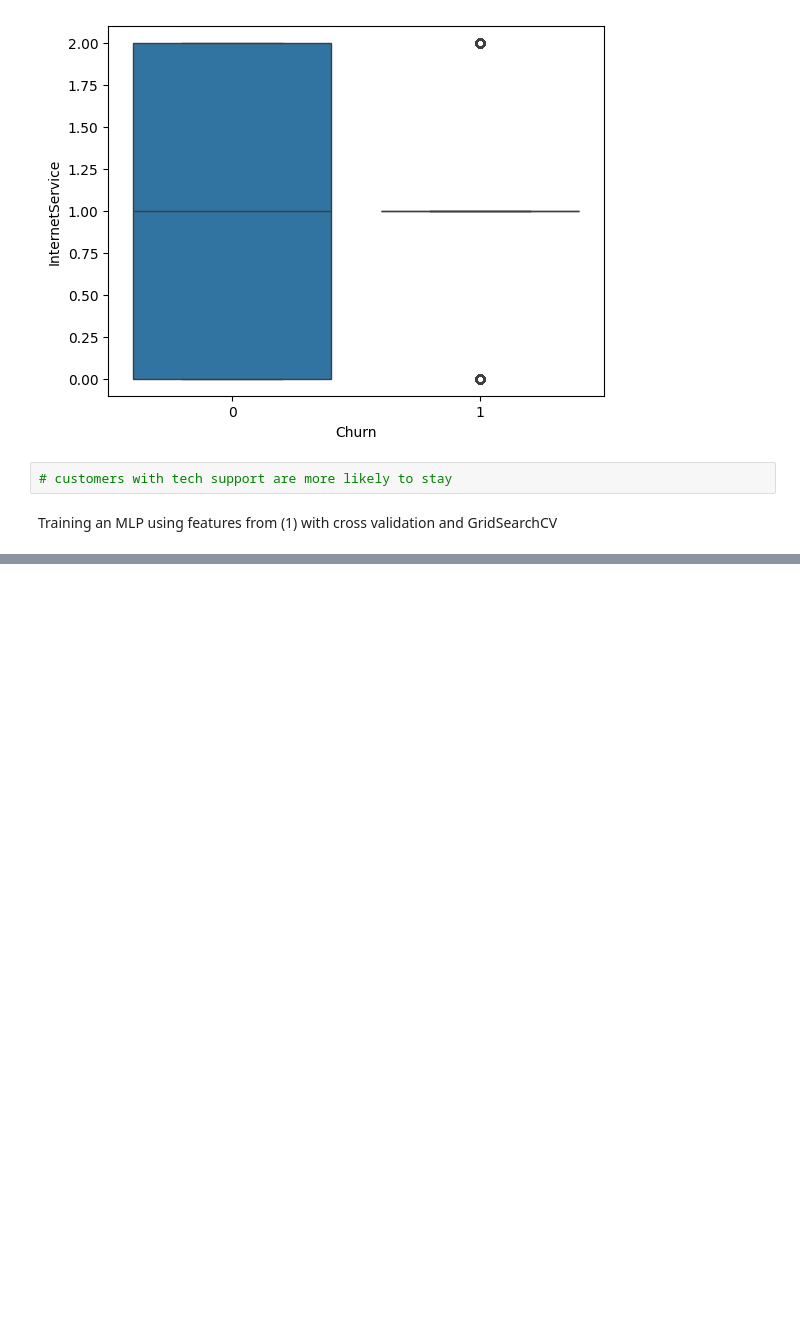
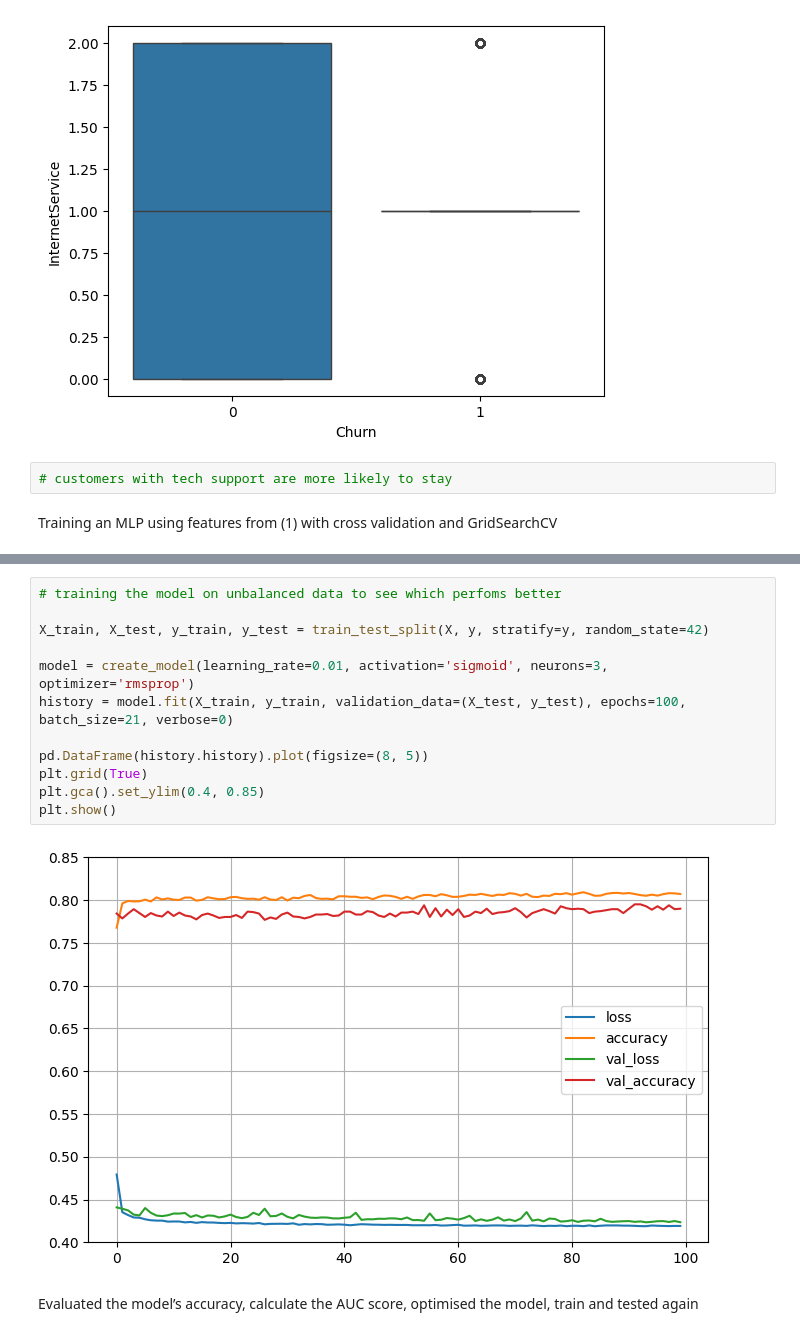
Before and after one commit to danielbyiringiro/78512025_Churning_Customers, a Jupyter notebook: note.ipynb, the cells around one changed output, grey strips where cells are left out. Saved outputs shown, nothing was run; the diff lists cells and outputs as text; blank space fills up the shorter version.

```diff
--- a/note.ipynb
+++ b/note.ipynb
@@ -506,0 +585,16 @@ grid_result = grid.fit(X_sm, y_sm)
+# %%
+# training the model on unbalanced data to see which perfoms better
+
+X_train, X_test, y_train, y_test = train_test_split(X, y, stratify=y, random_state=42)
+
+model = create_model(learning_rate=0.01, activation='sigmoid', neurons=3, optimizer='rmsprop')
+history = model.fit(X_train, y_train, validation_data=(X_test, y_test), epochs=100, batch_size=21, verbose=0)
+
+pd.DataFrame(history.history).plot(figsize=(8, 5))
+plt.grid(True)
+plt.gca().set_ylim(0.4, 0.85)
+plt.show()
+# %% [output]
+[figure, added]
+# %% [markdown]
+Evaluated the model’s accuracy, calculate the AUC score, optimised the model, train and tested again
```
Also changed, not shown: parts of 15 cells of this notebook, 4 other files.
